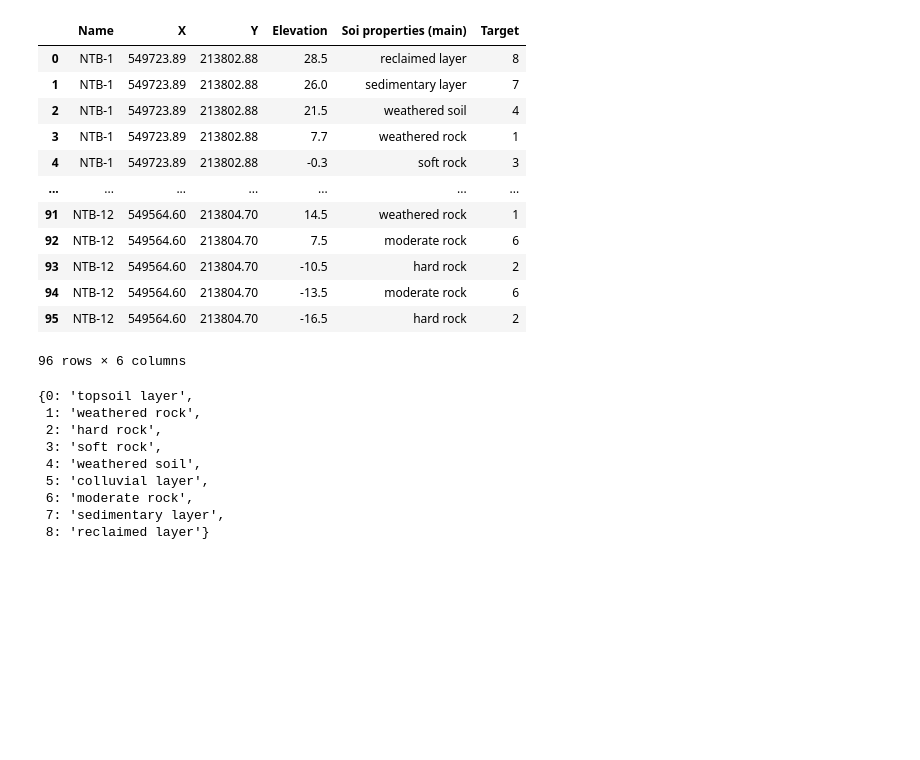
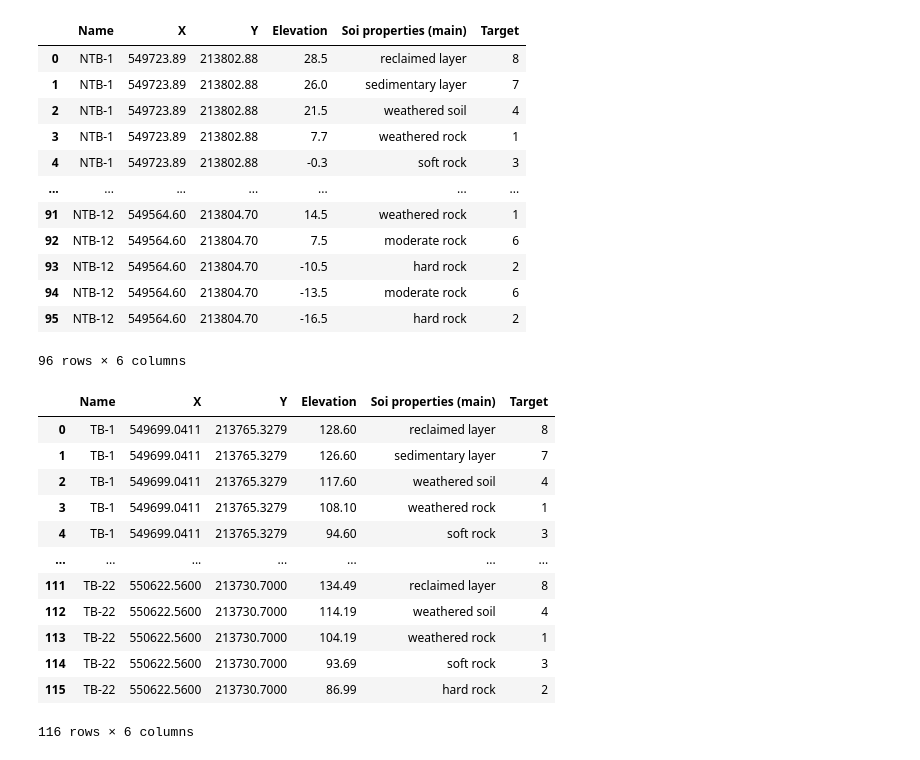
Before and after one commit to daitranskku/soil_properties, a Jupyter notebook: EDA.ipynb, the cells around one changed output. Drawn from its saved outputs; the diff is of its cells as text; code cells hidden in the pictures; blank space fills up the shorter version.

```diff
--- a/EDA.ipynb
+++ b/EDA.ipynb
@@ -18,5 +21,6 @@ ntb_data_path = os.path.join(DATA_DIR, 'NTB_black_data.csv')
 # %%
 ntb_data= pd.read_csv(ntb_data_path)
+tb_data = pd.read_csv(tb_data_path)
 # %% [markdown]
 ### Data pre-processing
 # %%
@@ -38,5 +58,6 @@ ntb_data
 # %%
-names = ntb_data['Soi properties (main)']
+ntb_names = ntb_data['Soi properties (main)']
+tb_names = tb_data['Soi properties (main)']
 # %%
 assign_num_list = {'topsoil layer': 0,
                       'weathered rock': 1,
@@ -48,9 +69,11 @@ assign_num_list = {'topsoil layer': 0,
                       'sedimentary layer': 7,
                       'reclaimed layer': 8}
 # %%
-target = names.replace(assign_num_list)
+ntb_target = ntb_names.replace(assign_num_list)
+tb_target = tb_names.replace(assign_num_list)
 # %%
-ntb_data['Target'] = target
+ntb_data['Target'] = ntb_target
+tb_data['Target'] = tb_target
 # %%
 ntb_data
 # %% [output]
@@ -67,4 +90,20 @@ ntb_data
 | 94 | NTB-12 | 549564.60 | 213804.70 | -13.5 | moderate rock | 6 |
 | 95 | NTB-12 | 549564.60 | 213804.70 | -16.5 | hard rock | 2 |
 96 rows × 6 columns
+# %%
+tb_data
+# %% [output]
+|  | Name | X | Y | Elevation | Soi properties (main) | Target |
+| 0 | TB-1 | 549699.0411 | 213765.3279 | 128.60 | reclaimed layer | 8 |
+| 1 | TB-1 | 549699.0411 | 213765.3279 | 126.60 | sedimentary layer | 7 |
+| 2 | TB-1 | 549699.0411 | 213765.3279 | 117.60 | weathered soil | 4 |
+| 3 | TB-1 | 549699.0411 | 213765.3279 | 108.10 | weathered rock | 1 |
+| 4 | TB-1 | 549699.0411 | 213765.3279 | 94.60 | soft rock | 3 |
+| ... | ... | ... | ... | ... | ... | ... |
+| 111 | TB-22 | 550622.5600 | 213730.7000 | 134.49 | reclaimed layer | 8 |
+| 112 | TB-22 | 550622.5600 | 213730.7000 | 114.19 | weathered soil | 4 |
+| 113 | TB-22 | 550622.5600 | 213730.7000 | 104.19 | weathered rock | 1 |
+| 114 | TB-22 | 550622.5600 | 213730.7000 | 93.69 | soft rock | 3 |
+| 115 | TB-22 | 550622.5600 | 213730.7000 | 86.99 | hard rock | 2 |
+116 rows × 6 columns
 # %%
@@ -86,13 +130 @@ for k, v in assign_num_list.items():
-# %%
-assign_num_list_change
-# %% [output]
-{0: 'topsoil layer',
- 1: 'weathered rock',
- 2: 'hard rock',
- 3: 'soft rock',
- 4: 'weathered soil',
- 5: 'colluvial layer',
- 6: 'moderate rock',
- 7: 'sedimentary layer',
- 8: 'reclaimed layer'}
 # %%
```
Also changed, not shown: parts of 12 cells of this notebook.
